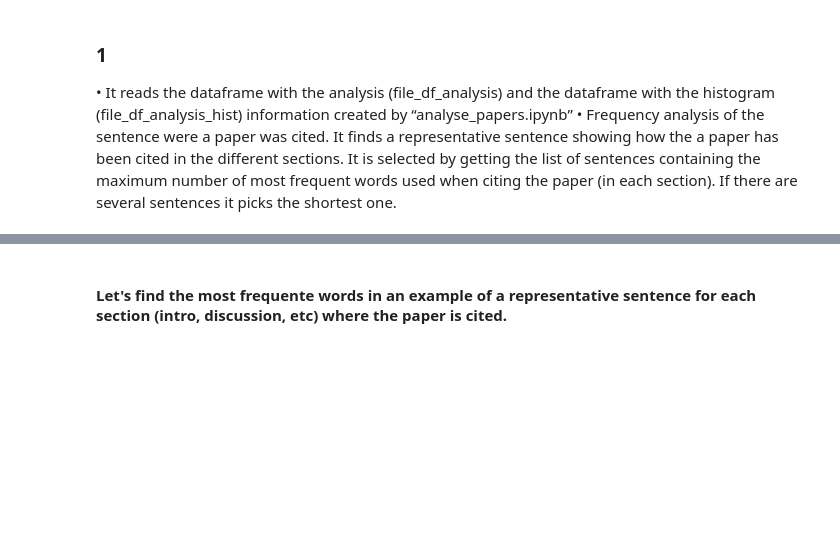
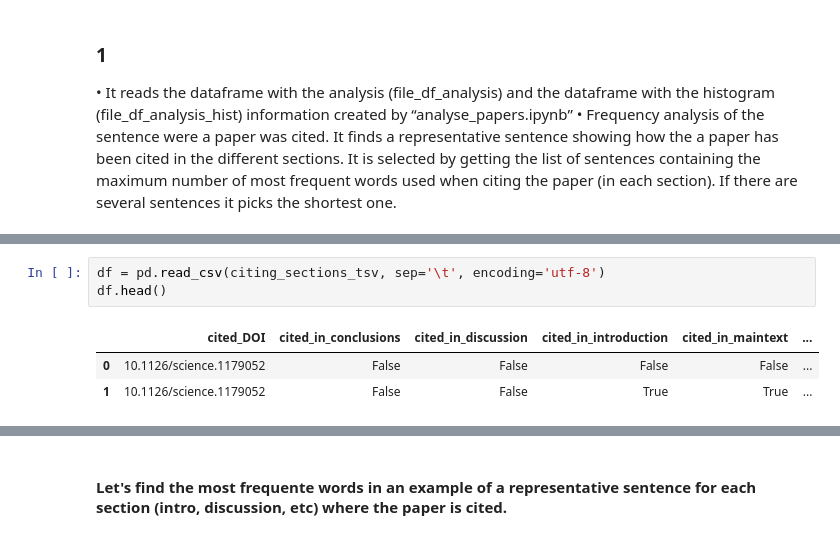
Before and after one commit to elifesciences/citation-context, a Jupyter notebook: find_word_freq_readfiles.ipynb, the cells around one changed output, grey strips where cells are left out. Saved outputs shown, nothing was run; the diff lists cells and outputs as text; blank space fills up the shorter version.

```diff
--- a/find_word_freq_readfiles.ipynb
+++ b/find_word_freq_readfiles.ipynb
@@ -70,0 +59,7 @@ df[df['cited_DOI'] == df_hist.iloc[0].DOI_cited]
+# %%
+df = pd.read_csv(citing_sections_tsv, sep='\t', encoding='utf-8')
+df.head()
+# %% [output]
+|  | cited_DOI | cited_in_conclusions | cited_in_discussion | cited_in_introduction | cited_in_maintext | ... |
+| 0 | 10.1126/science.1179052 | False | False | False | False | ... |
+| 1 | 10.1126/science.1179052 | False | False | True | True | ... |
```
Also changed, not shown: parts of 18 cells of this notebook.
